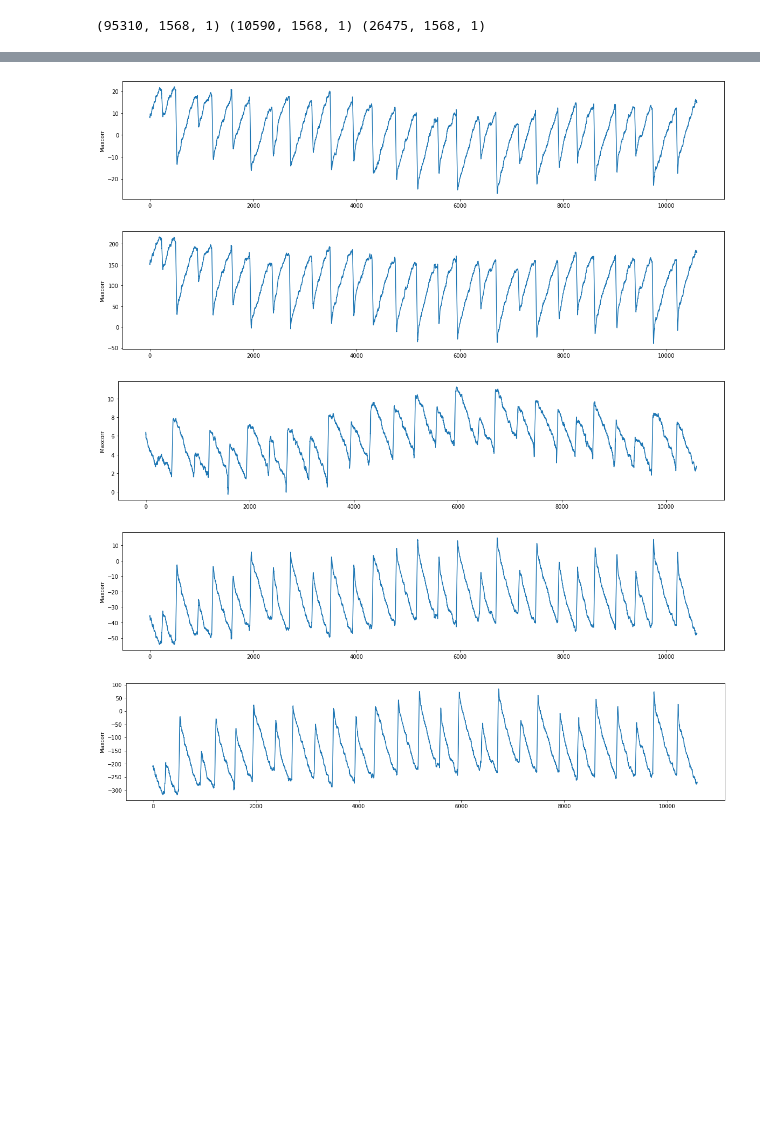
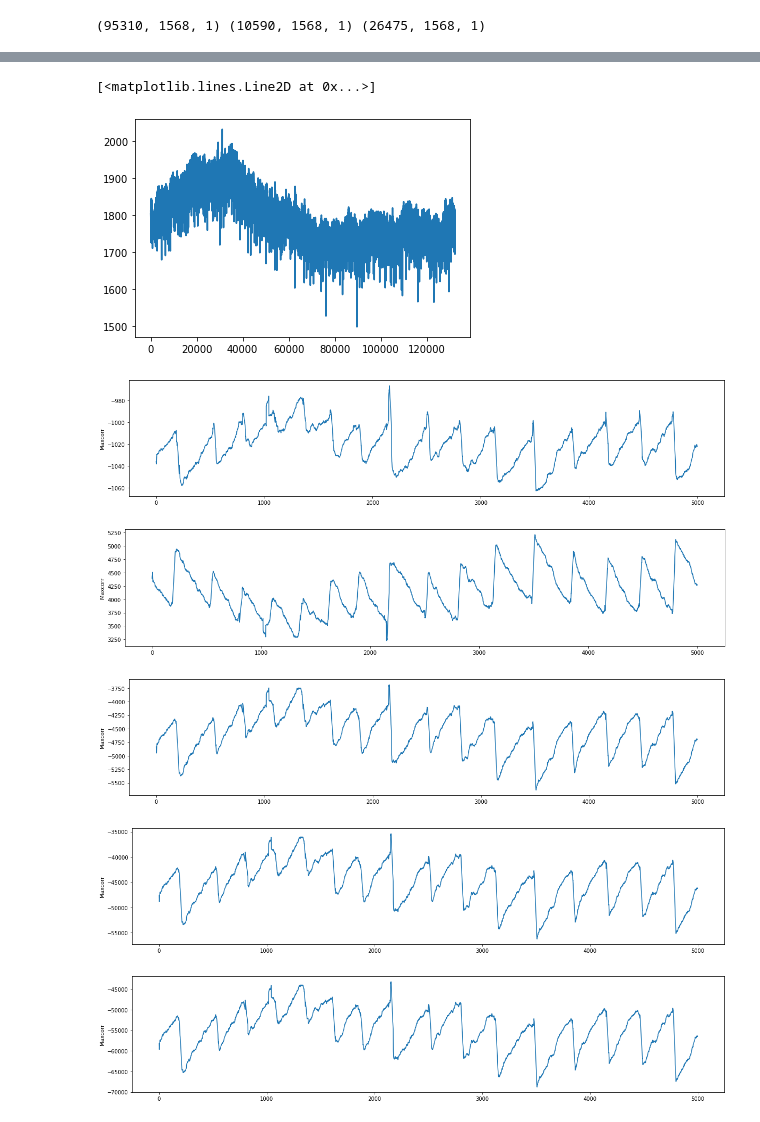
Before and after one commit to vrushaligirkar/Labquake-FeatureGen, a Jupyter notebook: Methods/ParamFormulae_ss.ipynb, the cells around one changed output, grey strips where cells are left out. Cells and saved outputs as stored; diff of their text form; code cells hidden in the pictures; blank space fills up the shorter version.

```diff
--- a/Methods/ParamFormulae_ss.ipynb
+++ b/Methods/ParamFormulae_ss.ipynb
@@ -400,15 +432,23 @@ for i in range(intermediate_output.shape[1]):
+# %%
+
+data2 = loadmat('/content/drive/My Drive/Colab Notebooks/Labquake_prediction/Data_extraction/data/Results_p5270_run1_fullrun_Stack10WFs_mixref_Th0.97_wAmp_400kHz.mat')
+df2 = pd.DataFrame({'Amp':data2['Amp'][3787:136186].ravel()})
+plt.plot(df2['Amp'])
+# %% [output]
+[<matplotlib.lines.Line2D at 0x...>]
+[figure, added]
 # %%
 intermediate_layer_model = Model(inputs=model.input, outputs=model.get_layer('Maxcorr_output').output)
-intermediate_output = intermediate_layer_model.predict(X_val)
+intermediate_output = intermediate_layer_model.predict(xdf)
 
 for i in range(intermediate_output.shape[1]):
   fig = plt.figure(i, figsize=(20,4))
-  mc = pd.DataFrame(intermediate_output.squeeze()[:,i]).rolling(25, min_periods=1).mean().astype('float32')
+  mc = pd.DataFrame(intermediate_output.squeeze()[:,i][:5000]).rolling(25, min_periods=1).mean().astype('float32')
   plt.plot(mc)
   plt.ylabel('Maxcorr')
 # %% [output]
-[figure, old version]
+[figure, new version]
-[figure, old version]
+[figure, new version]
-[figure, old version]
+[figure, new version]
-[figure, old version]
+[figure, new version]
-[figure, old version]
+[figure, new version]
```
Also changed, not shown: parts of 21 cells of this notebook.
